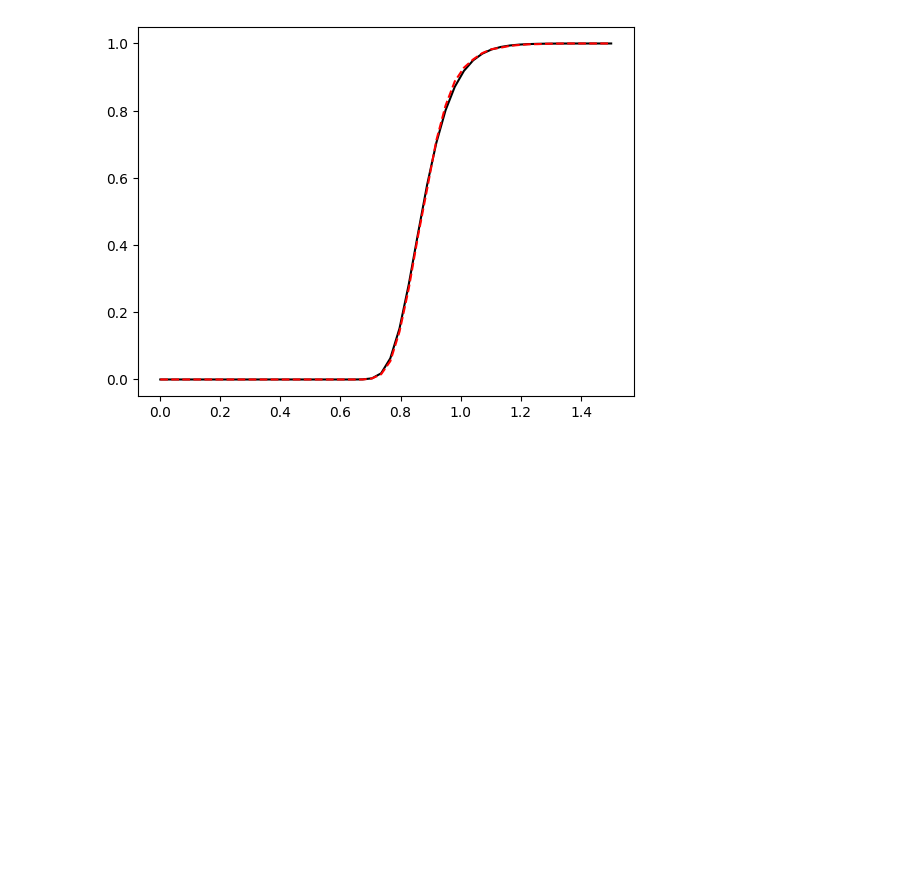
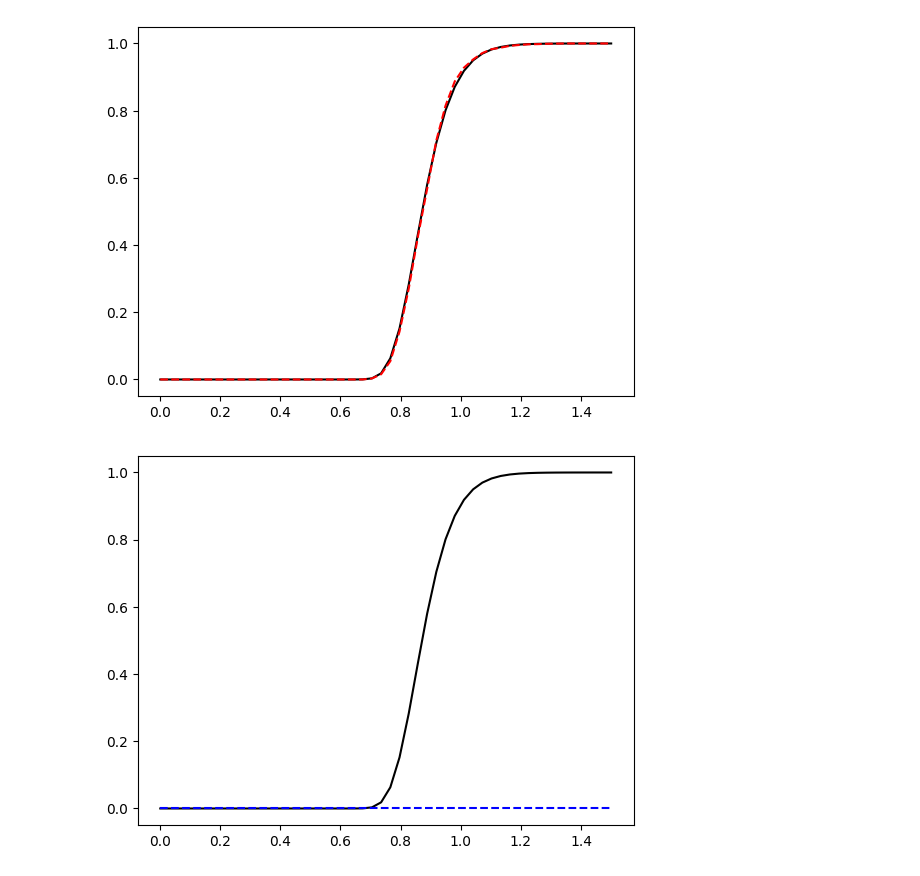
Before and after one commit to speers26/Linear-Waves-and-Base-Shear-Estimation-, a Jupyter notebook: crest_dist_est.ipynb, the cells around one changed output. Cells and saved outputs as stored; diff of their text form; code cells hidden in the pictures; blank space fills up the shorter version.

```diff
--- a/crest_dist_est.ipynb
+++ b/crest_dist_est.ipynb
@@ -72,3 +72,29 @@ plt.plot(CoH, emp, '--r')
 plt.show()
 # %% [output]
 [figure]
+# %%
+nSim = 10000
+g_l = np.min(CoH)
+g_u = np.max(CoH)
+CoH_unif = np.random.uniform(low=g_l, high=g_u, size=nSim)
+# %%
+C_unif = CoH_unif * hs
+k = waves_per_state
+
+f_0 = wave.rayleigh_pdf(C_unif * hs, hs)
+f_prime = np.exp(-8*C_unif**2/hs**2) * (16/hs**2 - (16*C_unif/hs**2)**2)
+f = k * f_0**(k-1) * f_prime
+
+g = 1./(g_u - g_l)
+fog = f/g
+# %%
+imp_s = np.ndarray(len(CoH))
+for i_c, c in enumerate(CoH):
+    imp_s[i_c] = sum((CoH_unif< c)*(fog))/sum(fog)
+# %%
+plt.figure()
+plt.plot(CoH, wave.rayleigh_cdf(hs*CoH, hs)**waves_per_state, '-k')
+plt.plot(CoH, imp_s, '--b')
+plt.show()
+# %% [output]
+[figure, added]
```
